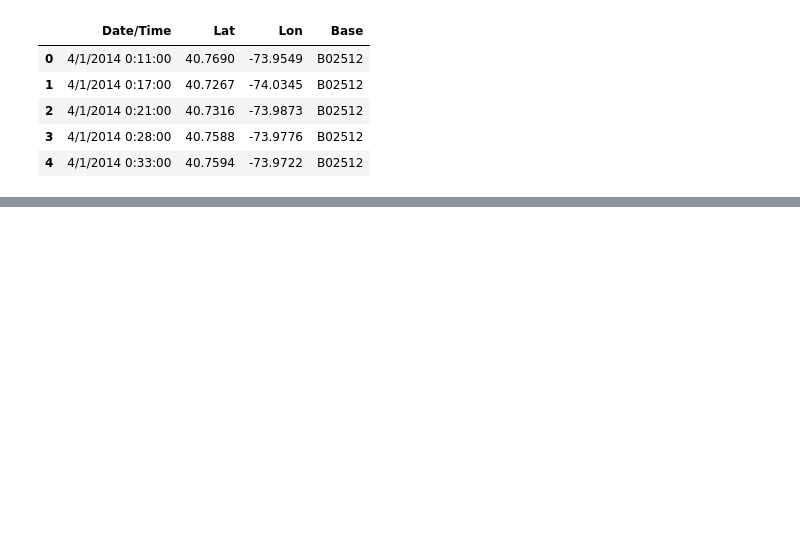
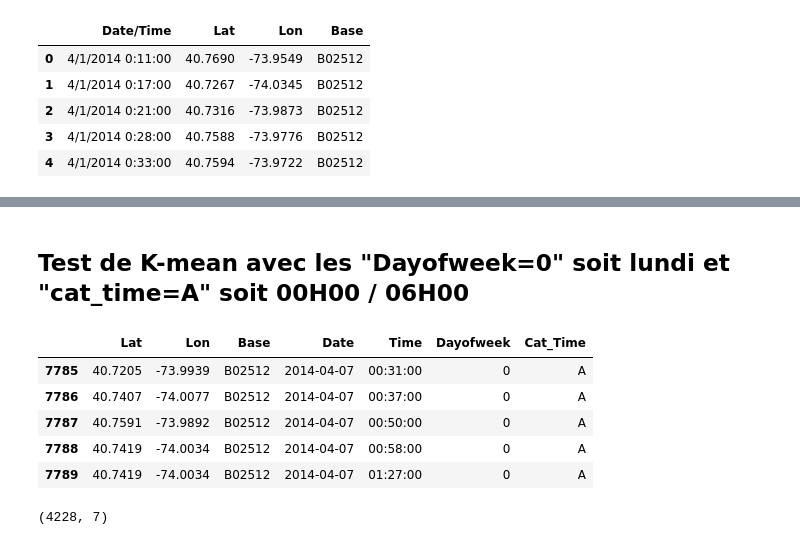
Before and after one commit to greg97232/Uber_Pickups, a Jupyter notebook: project-uml.ipynb, the cells around one changed output, grey strips where cells are left out. Saved outputs shown, nothing was run; the diff lists cells and outputs as text; code cells hidden in the pictures; blank space fills up the shorter version.

Commit message:
Add pour les tests

```diff
--- a/project-uml.ipynb
+++ b/project-uml.ipynb
@@ -156,3 +143,21 @@ plt.show()
+# %% [markdown]
+## Test de K-mean avec les "Dayofweek=0" soit lundi et "cat_time=A" soit 00H00 / 06H00
+# %%
+# Filtrer les lignes avec Dayofweek=0 et Cat_Time='A'
+data_01_filtered = data_01[(data_01['Dayofweek'] == 0) & (data_01['Cat_Time'] == 'A')]
+data_01_filtered.head()
+# %% [output]
+|  | Lat | Lon | Base | Date | Time | Dayofweek | Cat_Time |
+| 7785 | 40.7205 | -73.9939 | B02512 | 2014-04-07 | 00:31:00 | 0 | A |
+| 7786 | 40.7407 | -74.0077 | B02512 | 2014-04-07 | 00:37:00 | 0 | A |
+| 7787 | 40.7591 | -73.9892 | B02512 | 2014-04-07 | 00:50:00 | 0 | A |
+| 7788 | 40.7419 | -74.0034 | B02512 | 2014-04-07 | 00:58:00 | 0 | A |
+| 7789 | 40.7419 | -74.0034 | B02512 | 2014-04-07 | 01:27:00 | 0 | A |
+# %%
+# Distribution de la variable data_01_filtered
+data_01_filtered.shape
+# %% [output]
+(4228, 7)
 # %%
 # Type des colonnes
 data_01.info()
```
Also changed, not shown: parts of 21 cells of this notebook.
